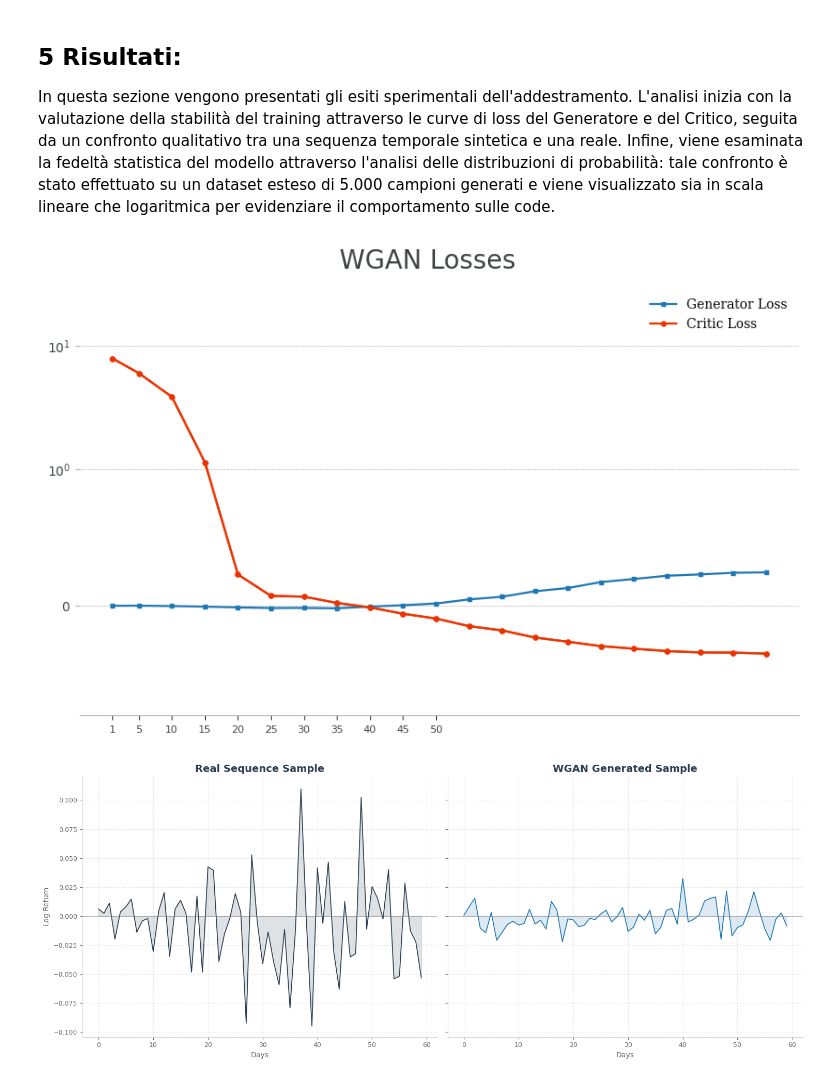
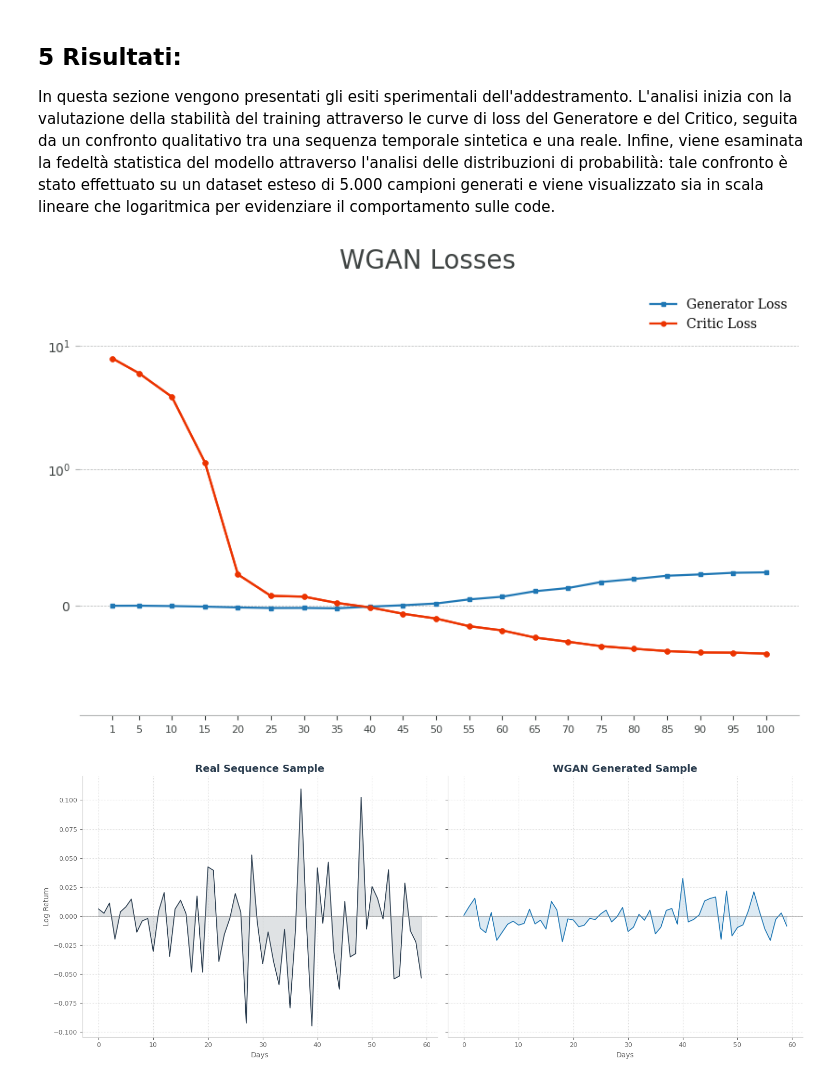
Before and after one commit to AleContePhysics/Deep-Learning, a Jupyter notebook: Wgan.ipynb, the cells around one changed output. Saved outputs shown, nothing was run; the diff lists cells and outputs as text; code cells hidden in the pictures.

```diff
--- a/Wgan.ipynb
+++ b/Wgan.ipynb
@@ -711,35 +713,35 @@ ax=plt.gca()
 ax.set_ylim(-0.8, 30)
 ax.plot(xvalues,D_plot,color="#EB3300", marker="o",markersize=3.5,lw=1.6,clip_on=False)
 ax.yaxis.grid(True,linestyle="--",linewidth=0.5,color="#B1B3B3")
 ax.set_yscale('symlog', linthresh=1)
 ax.spines['top'].set_visible(False)
 ax.spines['right'].set_visible(False)
 ax.spines['left'].set_visible(False)
 ax.spines['bottom'].set_color("#B1B3B3")
 ax.tick_params(axis="x",color="#B1B3B3",labelcolor="#3F4443")
 ax.tick_params(axis="y",color="#B1B3B3",labelcolor="#3F4443")
 ax.xaxis.label.set_color("#B1B3B3")
 
-ticks = [1] + list(range(5, 51, 5))
+ticks = [1] + list(range(5, 101, 5))
 
 ax.set_xticks(ticks)  # fisso i tick dove voglio
 ax.tick_params(axis='x', labelsize=8, colors="#3F4443")  # stile professionale
 
 ax.plot(xvalues, G_plot, color="#1F77B4", marker="s", markersize=3.5,
         lw=1.6, clip_on=False, label="Generator Loss")
 
 # Aggiorna la legenda
 ax.plot(xvalues, D_plot, color="#EB3300", marker="o", markersize=3.5,
         lw=1.6, clip_on=False, label="Critic Loss")
 
 ax.legend(loc="upper right",frameon=False,fontsize=12,prop={"family":"serif"})
 
 
 fig=plt.gcf()
 fig.text(0.5,0.95,"WGAN Losses",ha="center",va="top",fontsize=20,color="#3F4443")
 plt.show()
 # %% [output]
-[figure, old version]
+[figure, new version]
 # %%
 # 1. Generazione dato Finto
 noise = tf.random.normal(shape=(1, latent_dim))
```
Also changed, not shown: parts of 7 cells of this notebook.
